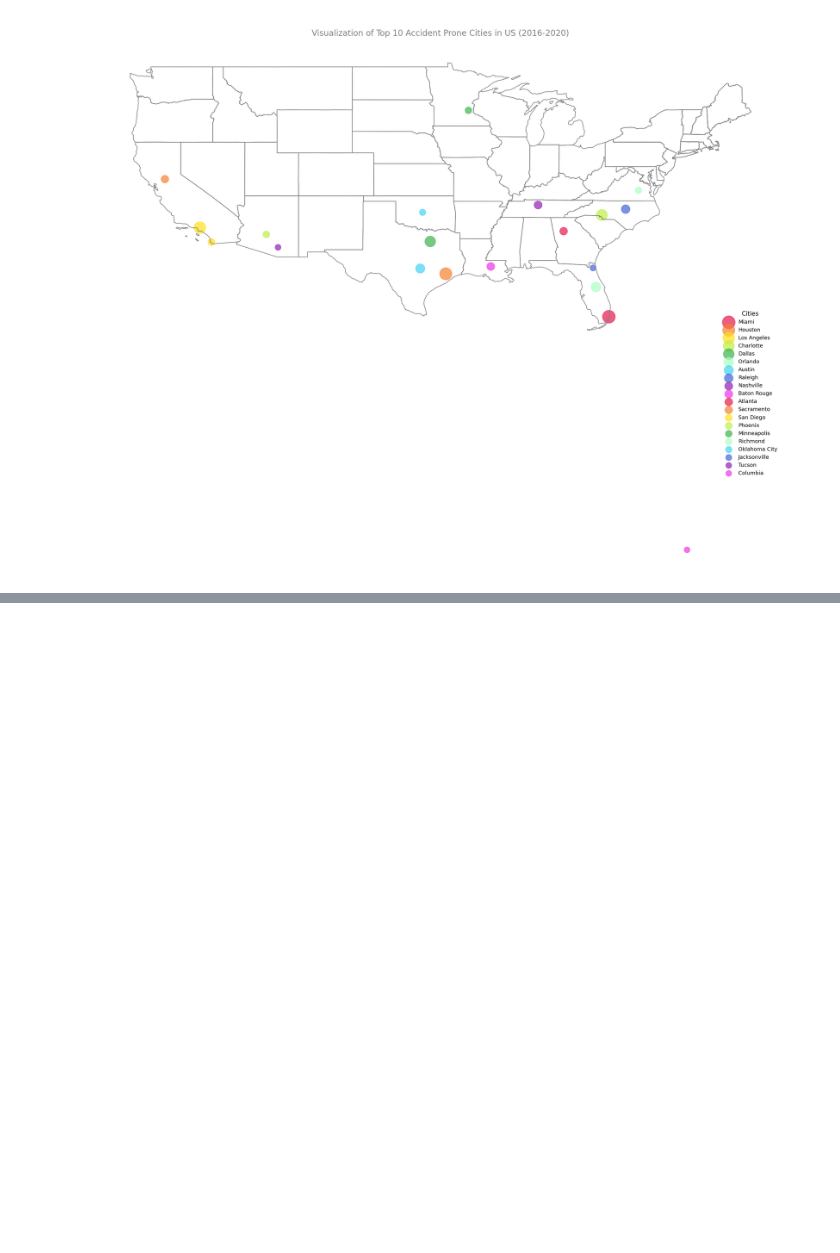
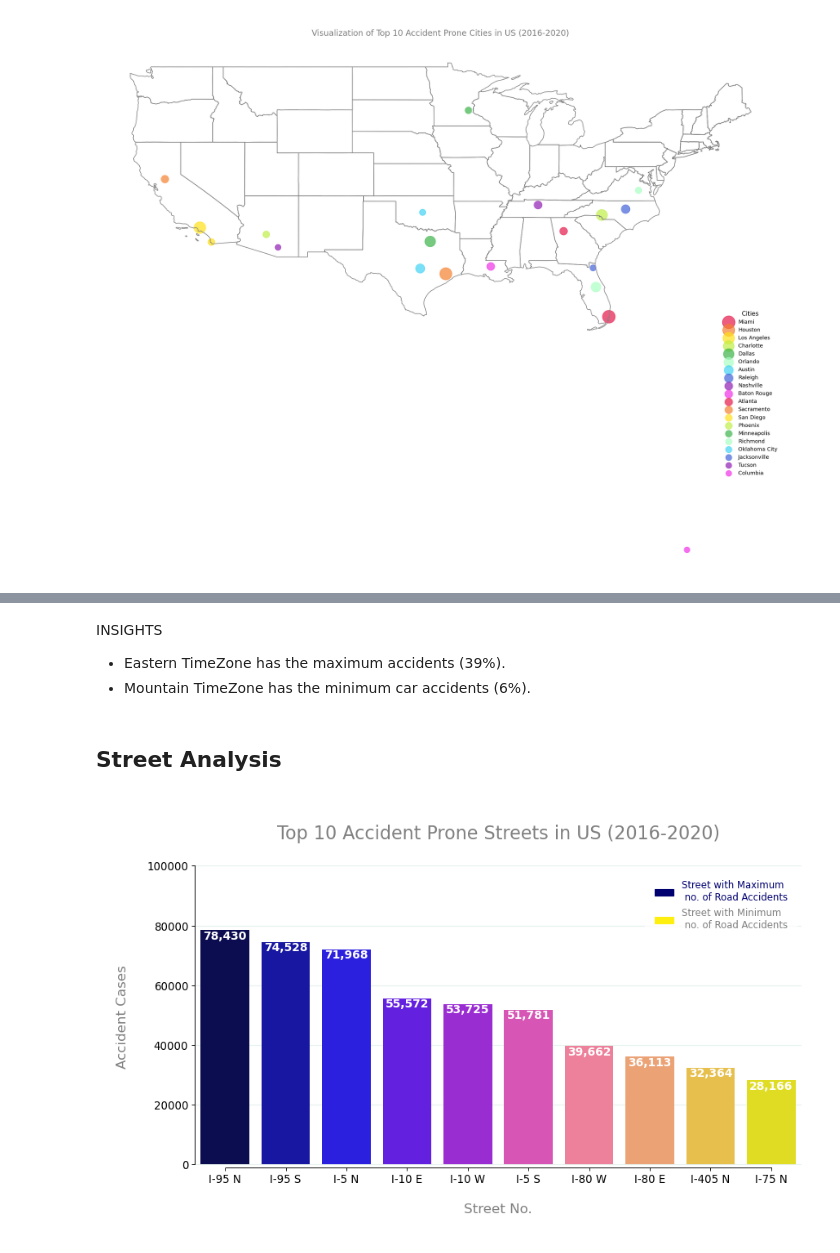
Before and after one commit to humbleOldSage/EDA-for-US-Accident-Data, a Jupyter notebook: us-accident-analysis.ipynb, the cells around one changed output, grey strips where cells are left out. Drawn from its saved outputs; the diff is of its cells as text; code cells hidden in the pictures; blank space fills up the shorter version.

```diff
--- a/us-accident-analysis.ipynb
+++ b/us-accident-analysis.ipynb
@@ -262,0 +433,52 @@ Name: Accident Cases, dtype: float64
+# %% [markdown]
+INSIGHTS
+* Eastern TimeZone has the maximum accidents (39%).
+* Mountain TimeZone has the minimum car accidents (6%).
+# %% [markdown]
+## Street Analysis
+# %%
+street_df = pd.DataFrame(df['Street'].value_counts()).reset_index().rename(columns={'index':'Street No.', 'Street':'Cases'})
+# %%
+top_ten_streets_df = pd.DataFrame(street_df.head(10))
+# %%
+fig, ax = plt.subplots(figsize = (12,6), dpi = 80)
+
+cmap = cm.get_cmap('gnuplot2', 10)
+clrs = [matplotlib.colors.rgb2hex(cmap(i)) for i in range(cmap.N)]
+
+ax=sns.barplot(y=top_ten_streets_df['Cases'], x=top_ten_streets_df['Street No.'], palette='gnuplot2')
+
+total = df.shape[0]
+for i in ax.patches:
+    ax.text(i.get_x()+0.04, i.get_height()-3000, \
+            '{:,d}'.format(int(i.get_height())), fontsize=12.5,weight='bold',
+                color='white')
+
+ax.axes.set_ylim(-1000, 100000)
+
+plt.title('\nTop 10 Accident Prone Streets in US (2016-2020)\n', size=20, color='grey')
+
+
+ax.set_xlabel('\nStreet No.\n', fontsize=15, color='grey')
+ax.set_ylabel('\nAccident Cases\n', fontsize=15, color='grey')
+
+for i in ['top','right']:
+    side1 = ax.spines[i]
+    side1.set_visible(False)
+
+
+
+ax.set_axisbelow(True)
+ax.grid(color='#b2d6c7', linewidth=1, axis='y', alpha=.3)
+
+ax.spines['bottom'].set_bounds(0.005, 9)
+ax.spines['left'].set_bounds(0, 100000)
+
+ax.tick_params(axis='both', which='major', labelsize=12)
+
+MA = mpatches.Patch(color=clrs[1], label='Street with Maximum\n no. of Road Accidents')
+MI = mpatches.Patch(color=clrs[-2], label='Street with Minimum\n no. of Road Accidents')
+ax.legend(handles=[MA, MI], prop={'size': 10.5}, loc='best', borderpad=1,
+          labelcolor=[clrs[1], 'grey'], edgecolor='white');
+# %% [output]
+[figure, added]
```
Also changed, not shown: parts of 38 cells of this notebook.
